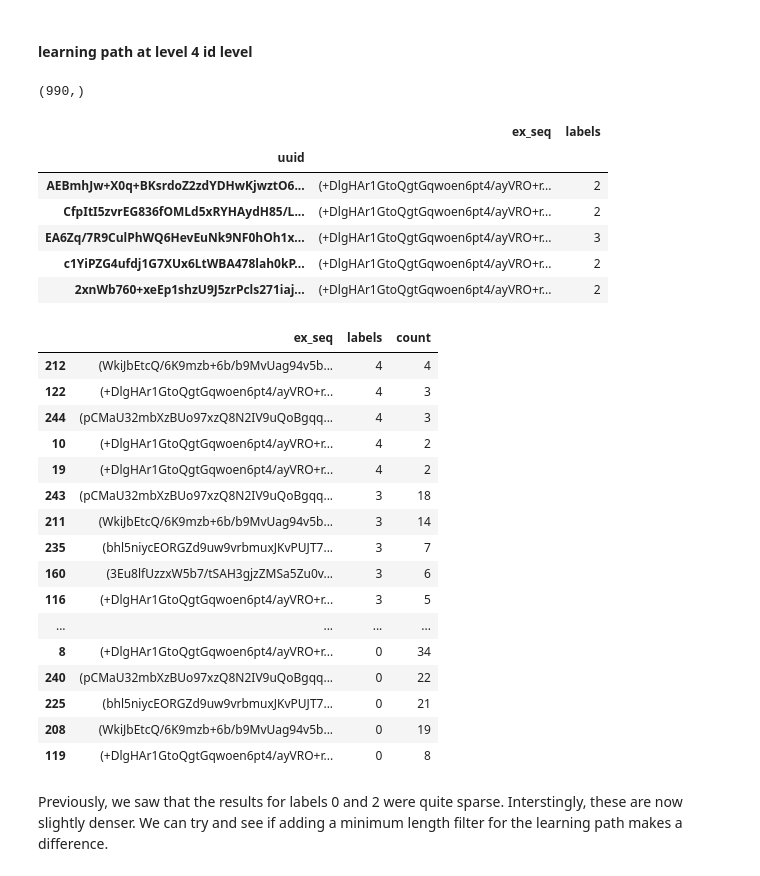
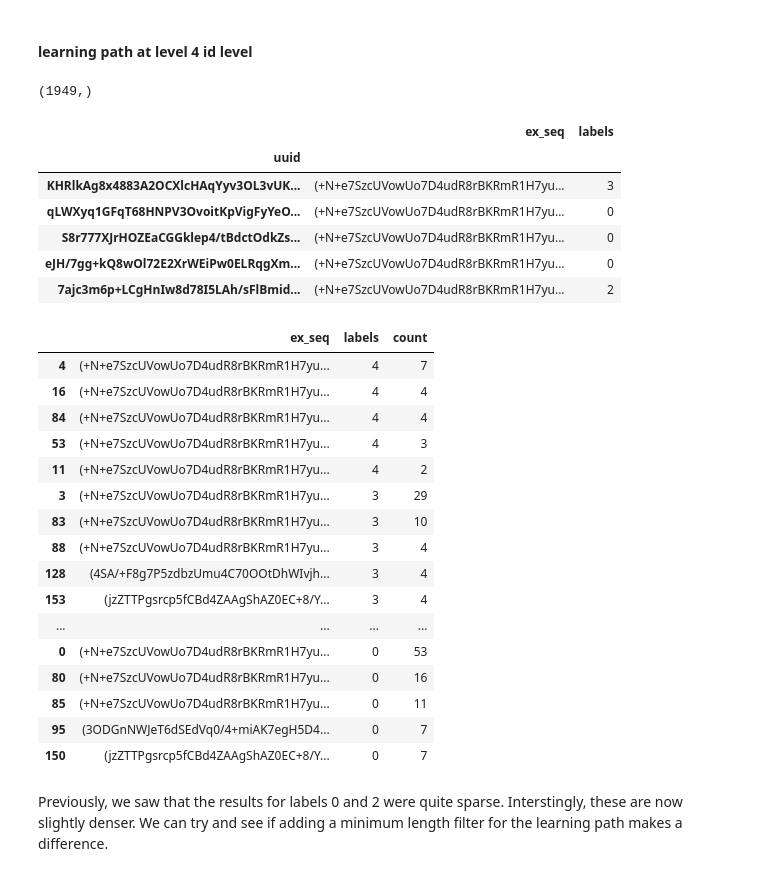
Before and after one commit to timmmlim/bt4103-junyi, a Jupyter notebook: Cluster Analysis.ipynb, the cells around one changed output. Drawn from its saved outputs; the diff is of its cells as text; code cells hidden in the pictures.

```diff
--- a/Cluster Analysis.ipynb
+++ b/Cluster Analysis.ipynb
@@ -540,7 +534,7 @@ log_problem_tmp
 | zcH7Yl/gFwkU2Mej9UzQgaJL66wIdiMuc... | 2019-08-01 00:00:00 | liamj78o0Ae2wnaS0hq7LUfSTsp3xB6HE... | Ms5i+EI/9bpS14wA2YcLHjmfReyVKqfjX... | 1 | 1 | True | 31 | ... |
 16217311 rows × 15 columns
 # %%
-info_contentnt_tmp = info_content.set_index('ucid')
+info_content_tmp = info_content.set_index('ucid')
 info_content_tmp
 # %% [output]
 |  | content_pretty_name | content_kind | difficulty | subject | learning_stage | level1_id | level2_id | ... |
@@ -930,27 +936,29 @@ how to extract rules: https://towardsdatascience.com/the-easiest-way-to-interpre
 #### learning path at level 4 id level
 # %%
 # check ex_seq for some random level4_id
-lvl4_target = 'x6ydbyAZ5cg/SPyo/WvjhfZ4RkUk89e10PElUmNMwf0='
-mask = log_problem['level4_id']==lvl4_target
-lvl4_target_data = log_problem[mask]
+lvl4_target = 'F3HInaB4hWcLa624T5q79KZbldijC9eqYhxg/msV8oA='
+mask = log_problem_tmp['level4_id']==lvl4_target
+lvl4_target_data = log_problem_tmp[mask]
+lvl4_target_data.reset_index(inplace=True)
 
 # get ucid seq for given level4_id
+# unique() returns in order of appearance
 lvl4_ex_seq = lvl4_target_data.groupby(by=['uuid'], sort=False)['ucid'].apply(lambda x: tuple(x.unique()))
 print(lvl4_ex_seq.shape)
 
 # add labels
 lvl4_ex_seq = lvl4_ex_seq.to_frame().merge(pwr_clustering_input[['labels']], left_index=True, right_index=True)
 lvl4_ex_seq.rename(columns={'ucid': 'ex_seq'}, inplace=True)
 lvl4_ex_seq.head()
 # %% [output]
-(990,)
+(1949,)
 |  | ex_seq | labels |
 | uuid |  |  |
-| AEBmhJw+X0q+BKsrdoZ2zdYDHwKjwztO6... | (+DlgHAr1GtoQgtGqwoen6pt4/ayVRO+r... | 2 |
-| CfpItI5zvrEG836fOMLd5xRYHAydH85/L... | (+DlgHAr1GtoQgtGqwoen6pt4/ayVRO+r... | 2 |
-| EA6Zq/7R9CulPhWQ6HevEuNk9NF0hOh1x... | (+DlgHAr1GtoQgtGqwoen6pt4/ayVRO+r... | 3 |
-| c1YiPZG4ufdj1G7XUx6LtWBA478lah0kP... | (+DlgHAr1GtoQgtGqwoen6pt4/ayVRO+r... | 2 |
-| 2xnWb760+xeEp1shzU9J5zrPcls271iaj... | (+DlgHAr1GtoQgtGqwoen6pt4/ayVRO+r... | 2 |
+| KHRlkAg8x4883A2OCXlcHAqYyv3OL3vUK... | (+N+e7SzcUVowUo7D4udR8rBKRmR1H7yu... | 3 |
+| qLWXyq1GFqT68HNPV3OvoitKpVigFyYeO... | (+N+e7SzcUVowUo7D4udR8rBKRmR1H7yu... | 0 |
+| S8r777XJrHOZEaCGGklep4/tBdctOdkZs... | (+N+e7SzcUVowUo7D4udR8rBKRmR1H7yu... | 0 |
+| eJH/7gg+kQ8wOl72E2XrWEiPw0ELRqgXm... | (+N+e7SzcUVowUo7D4udR8rBKRmR1H7yu... | 0 |
+| 7ajc3m6p+LCgHnIw8d78I5LAh/sFlBmid... | (+N+e7SzcUVowUo7D4udR8rBKRmR1H7yu... | 2 |
 # %%
 # get count for each seqeunces appearance
 count_lvl4_ex_seq = lvl4_ex_seq.groupby(by=['ex_seq', 'labels']).size().reset_index(name='count')
@@ -959,22 +967,22 @@ most_pop_by_label = count_lvl4_ex_seq.sort_values(by=['labels', 'count'], ascend
 most_pop_by_label
 # %% [output]
 |  | ex_seq | labels | count |
-| 212 | (WkiJbEtcQ/6K9mzb+6b/b9MvUag94v5b... | 4 | 4 |
-| 122 | (+DlgHAr1GtoQgtGqwoen6pt4/ayVRO+r... | 4 | 3 |
-| 244 | (pCMaU32mbXzBUo97xzQ8N2IV9uQoBgqq... | 4 | 3 |
-| 10 | (+DlgHAr1GtoQgtGqwoen6pt4/ayVRO+r... | 4 | 2 |
-| 19 | (+DlgHAr1GtoQgtGqwoen6pt4/ayVRO+r... | 4 | 2 |
-| 243 | (pCMaU32mbXzBUo97xzQ8N2IV9uQoBgqq... | 3 | 18 |
-| 211 | (WkiJbEtcQ/6K9mzb+6b/b9MvUag94v5b... | 3 | 14 |
-| 235 | (bhl5niycEORGZd9uw9vrbmuxJKvPUJT7... | 3 | 7 |
-| 160 | (3Eu8lfUzzxW5b7/tSAH3gjzZMSa5Zu0v... | 3 | 6 |
-| 116 | (+DlgHAr1GtoQgtGqwoen6pt4/ayVRO+r... | 3 | 5 |
+| 4 | (+N+e7SzcUVowUo7D4udR8rBKRmR1H7yu... | 4 | 7 |
+| 16 | (+N+e7SzcUVowUo7D4udR8rBKRmR1H7yu... | 4 | 4 |
+| 84 | (+N+e7SzcUVowUo7D4udR8rBKRmR1H7yu... | 4 | 4 |
+| 53 | (+N+e7SzcUVowUo7D4udR8rBKRmR1H7yu... | 4 | 3 |
+| 11 | (+N+e7SzcUVowUo7D4udR8rBKRmR1H7yu... | 4 | 2 |
+| 3 | (+N+e7SzcUVowUo7D4udR8rBKRmR1H7yu... | 3 | 29 |
+| 83 | (+N+e7SzcUVowUo7D4udR8rBKRmR1H7yu... | 3 | 10 |
+| 88 | (+N+e7SzcUVowUo7D4udR8rBKRmR1H7yu... | 3 | 4 |
+| 128 | (4SA/+F8g7P5zdbzUmu4C70OOtDhWIvjh... | 3 | 4 |
+| 153 | (jzZTTPgsrcp5fCBd4ZAAgShAZ0EC+8/Y... | 3 | 4 |
 | ... | ... | ... | ... |
-| 8 | (+DlgHAr1GtoQgtGqwoen6pt4/ayVRO+r... | 0 | 34 |
-| 240 | (pCMaU32mbXzBUo97xzQ8N2IV9uQoBgqq... | 0 | 22 |
-| 225 | (bhl5niycEORGZd9uw9vrbmuxJKvPUJT7... | 0 | 21 |
-| 208 | (WkiJbEtcQ/6K9mzb+6b/b9MvUag94v5b... | 0 | 19 |
-| 119 | (+DlgHAr1GtoQgtGqwoen6pt4/ayVRO+r... | 0 | 8 |
+| 0 | (+N+e7SzcUVowUo7D4udR8rBKRmR1H7yu... | 0 | 53 |
+| 80 | (+N+e7SzcUVowUo7D4udR8rBKRmR1H7yu... | 0 | 16 |
+| 85 | (+N+e7SzcUVowUo7D4udR8rBKRmR1H7yu... | 0 | 11 |
+| 95 | (3ODGnNWJeT6dSEdVq0/4+miAK7egH5D4... | 0 | 7 |
+| 150 | (jzZTTPgsrcp5fCBd4ZAAgShAZ0EC+8/Y... | 0 | 7 |
 # %% [markdown]
 Previously, we saw that the results for labels 0 and 2 were quite sparse. Interstingly, these are now slightly denser. We can try and see if adding a minimum length filter for the learning path makes a difference.
 # %%
```
Also changed, not shown: parts of 77 cells of this notebook, 2 other files.
